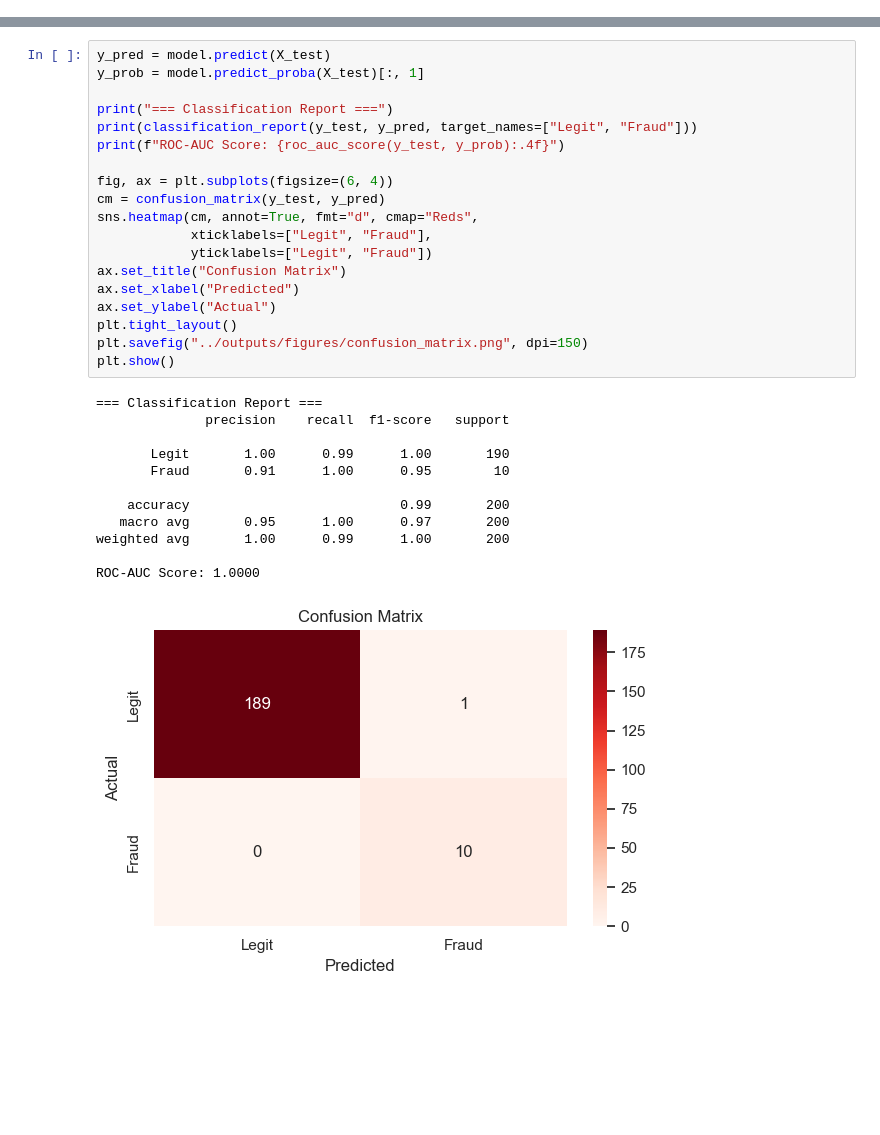
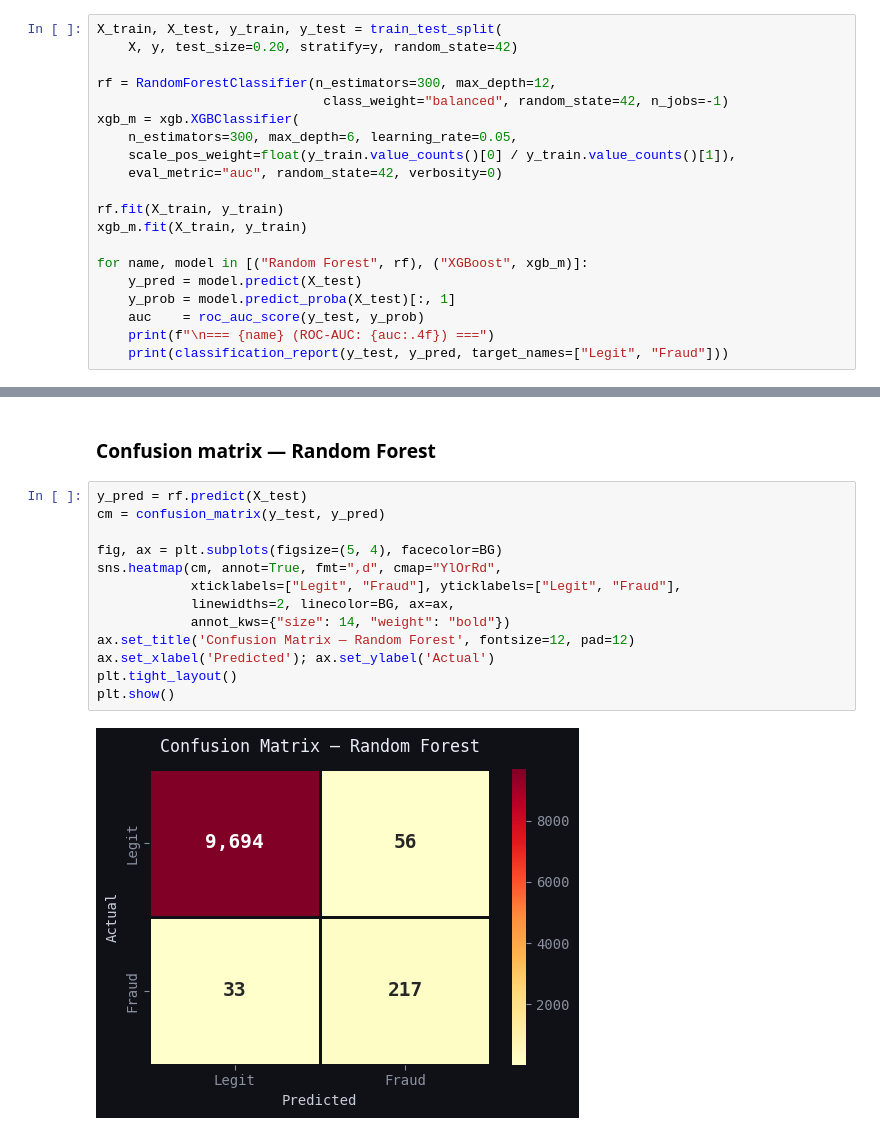
Before and after one commit to lautaro22ramos-wq/SynthAudit, a Jupyter notebook: notebooks/02_fraud_detection_model.ipynb, the cells around one changed output, grey strips where cells are left out. Saved outputs shown, nothing was run; the diff lists cells and outputs as text; blank space fills up the shorter version.

Commit message:
update notebooks with full pipeline and embedded outputs

```diff
--- a/notebooks/02_fraud_detection_model.ipynb
+++ b/notebooks/02_fraud_detection_model.ipynb
@@ -63,0 +146,20 @@ Model trained successfully.
+# %%
+X_train, X_test, y_train, y_test = train_test_split(
+    X, y, test_size=0.20, stratify=y, random_state=42)
+
+rf = RandomForestClassifier(n_estimators=300, max_depth=12,
+                             class_weight="balanced", random_state=42, n_jobs=-1)
+xgb_m = xgb.XGBClassifier(
+    n_estimators=300, max_depth=6, learning_rate=0.05,
+    scale_pos_weight=float(y_train.value_counts()[0] / y_train.value_counts()[1]),
+    eval_metric="auc", random_state=42, verbosity=0)
+
+rf.fit(X_train, y_train)
+xgb_m.fit(X_train, y_train)
+
+for name, model in [("Random Forest", rf), ("XGBoost", xgb_m)]:
+    y_pred = model.predict(X_test)
+    y_prob = model.predict_proba(X_test)[:, 1]
+    auc    = roc_auc_score(y_test, y_prob)
+    print(f"\n=== {name} (ROC-AUC: {auc:.4f}) ===")
+    print(classification_report(y_test, y_pred, target_names=["Legit", "Fraud"]))
@@ -64,32 +187,17 @@ Model trained successfully.
+# %% [markdown]
+### Confusion matrix — Random Forest
 # %%
-y_pred = model.predict(X_test)
-y_prob = model.predict_proba(X_test)[:, 1]
+y_pred = rf.predict(X_test)
+cm = confusion_matrix(y_test, y_pred)
 
-print("=== Classification Report ===")
-print(classification_report(y_test, y_pred, target_names=["Legit", "Fraud"]))
-print(f"ROC-AUC Score: {roc_auc_score(y_test, y_prob):.4f}")
-
-fig, ax = plt.subplots(figsize=(6, 4))
-cm = confusion_matrix(y_test, y_pred)
-sns.heatmap(cm, annot=True, fmt="d", cmap="Reds",
-            xticklabels=["Legit", "Fraud"],
-            yticklabels=["Legit", "Fraud"])
-ax.set_title("Confusion Matrix")
-ax.set_xlabel("Predicted")
-ax.set_ylabel("Actual")
+fig, ax = plt.subplots(figsize=(5, 4), facecolor=BG)
+sns.heatmap(cm, annot=True, fmt=",d", cmap="YlOrRd",
+            xticklabels=["Legit", "Fraud"], yticklabels=["Legit", "Fraud"],
+            linewidths=2, linecolor=BG, ax=ax,
+            annot_kws={"size": 14, "weight": "bold"})
+ax.set_title('Confusion Matrix — Random Forest', fontsize=12, pad=12)
+ax.set_xlabel('Predicted'); ax.set_ylabel('Actual')
 plt.tight_layout()
-plt.savefig("../outputs/figures/confusion_matrix.png", dpi=150)
 plt.show()
 # %% [output]
-=== Classification Report ===
-              precision    recall  f1-score   support
-
-       Legit       1.00      0.99      1.00       190
-       Fraud       0.91      1.00      0.95        10
-
-    accuracy                           0.99       200
-   macro avg       0.95      1.00      0.97       200
-weighted avg       1.00      0.99      1.00       200
-
-ROC-AUC Score: 1.0000
-[figure, old version]
+[figure, new version]
```
Also changed, not shown: parts of 18 cells of this notebook, 2 other files.
